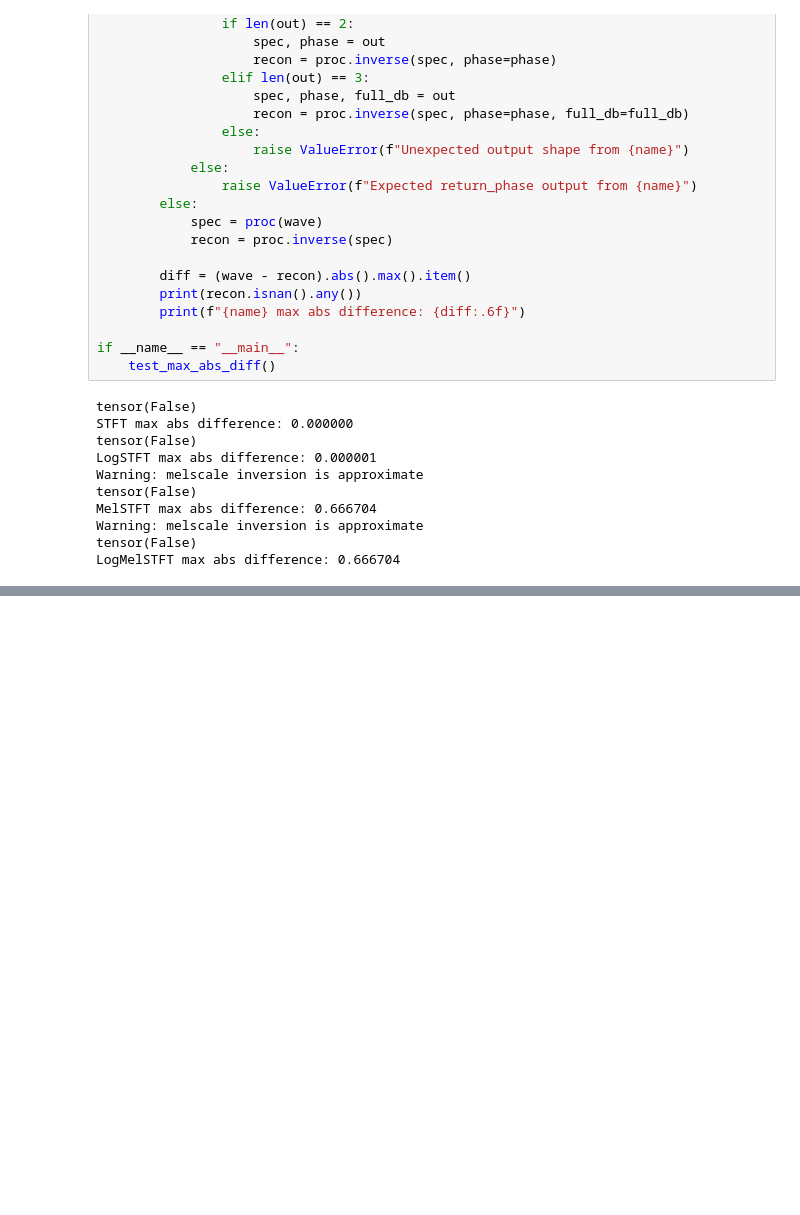
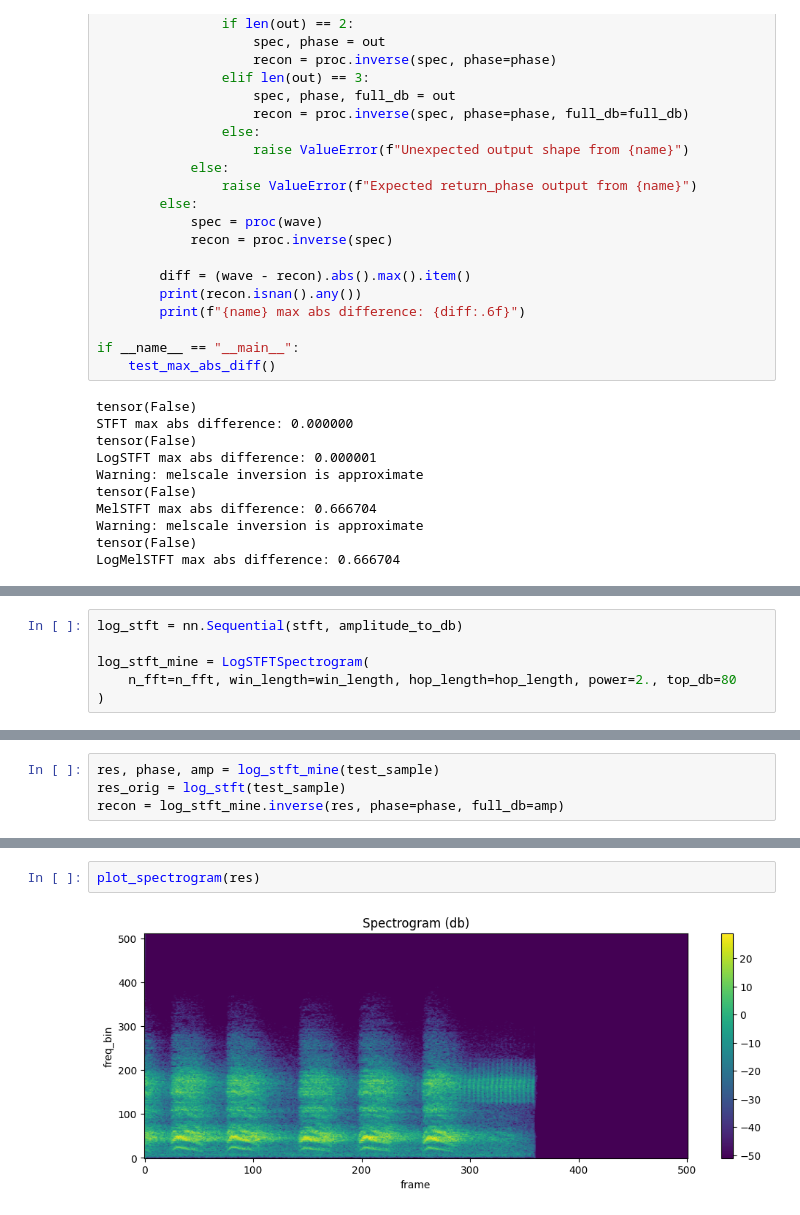
Before and after one commit to exile8/coursework24, a Jupyter notebook: test_processing.ipynb, the cells around one changed output, grey strips where cells are left out. Cells and saved outputs as stored; diff of their text form; blank space fills up the shorter version.

```diff
--- a/test_processing.ipynb
+++ b/test_processing.ipynb
@@ -225,0 +243,6 @@ LogMelSTFT max abs difference: 0.666704
+# %%
+log_stft = nn.Sequential(stft, amplitude_to_db)
+
+log_stft_mine = LogSTFTSpectrogram(
+    n_fft=n_fft, win_length=win_length, hop_length=hop_length, power=2., top_db=80
+)
@@ -225,0 +263,4 @@ LogMelSTFT max abs difference: 0.666704
+# %%
+res, phase, amp = log_stft_mine(test_sample)
+res_orig = log_stft(test_sample)
+recon = log_stft_mine.inverse(res, phase=phase, full_db=amp)
@@ -225,0 +279,4 @@ LogMelSTFT max abs difference: 0.666704
+# %%
+plot_spectrogram(res)
+# %% [output]
+[figure, added]
```
Also changed, not shown: parts of 14 cells of this notebook.
